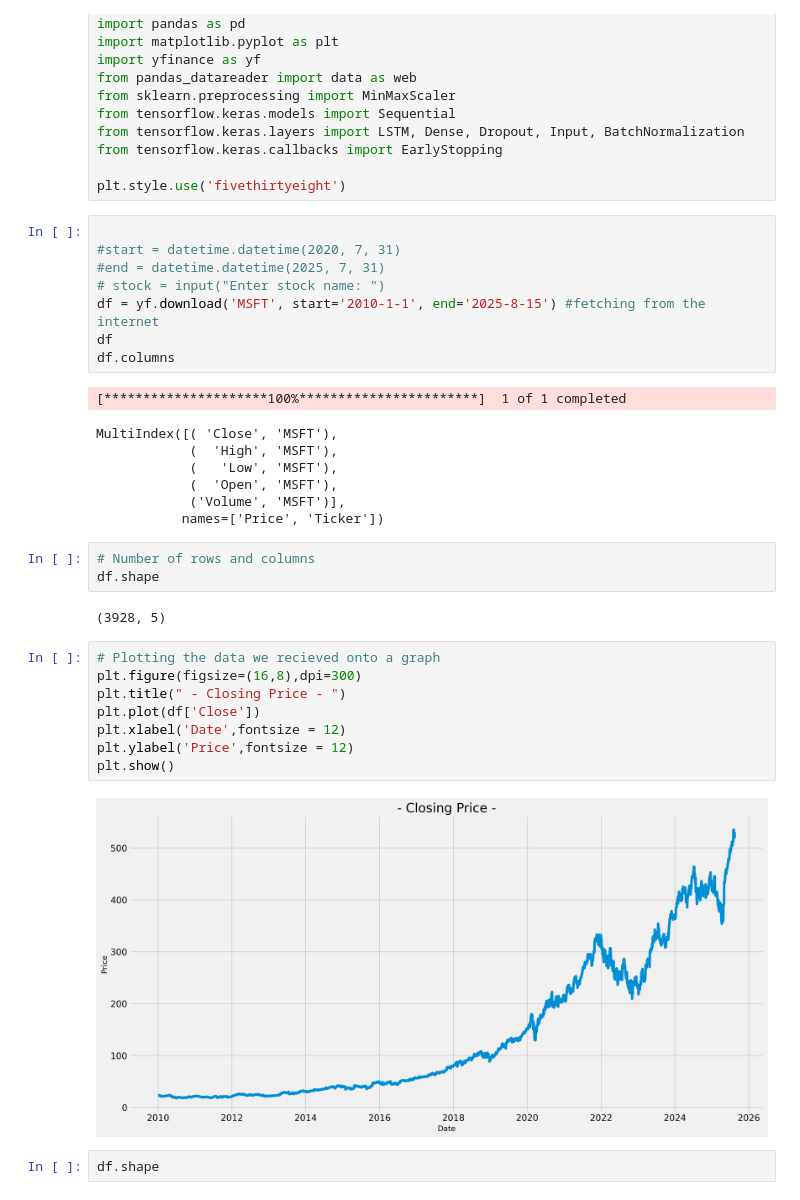
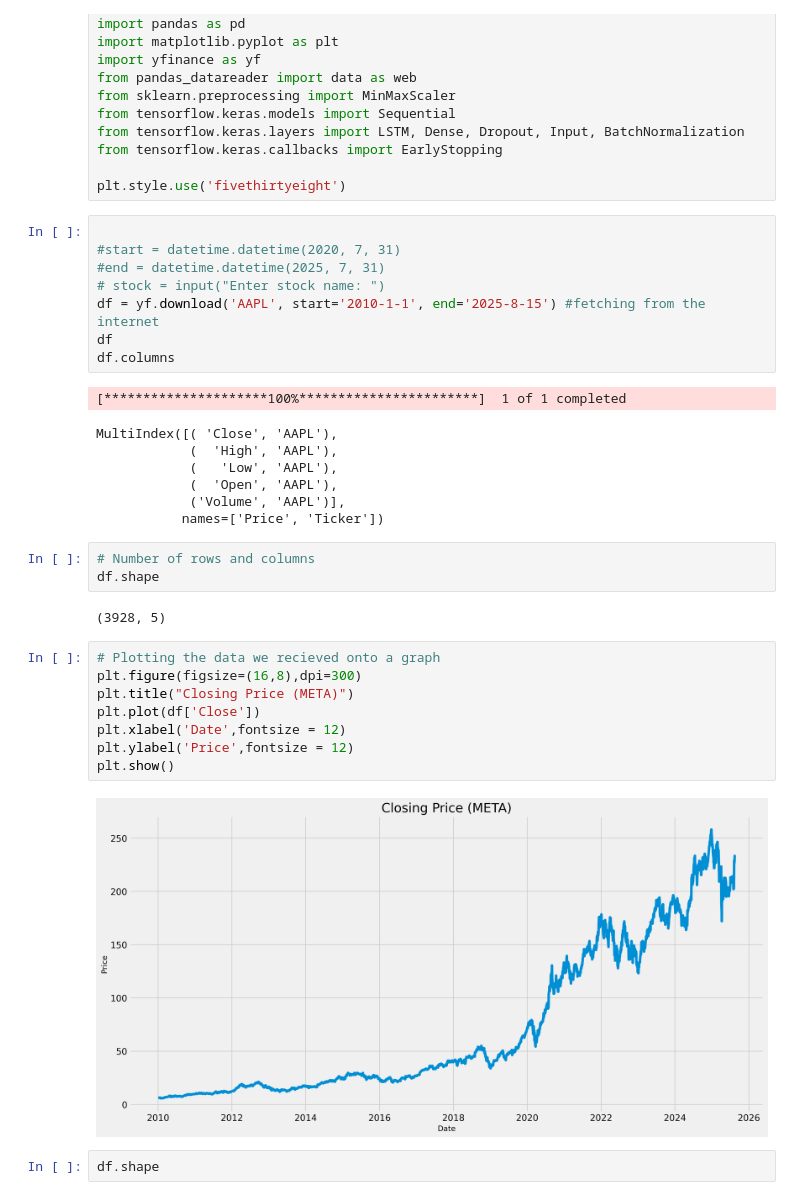
Before and after one commit to vedantkamtikar/Stock-Price-Predictor, a Jupyter notebook: Stockprice.ipynb, the cells around one changed output. Drawn from its saved outputs; the diff is of its cells as text.

```diff
--- a/Stockprice.ipynb
+++ b/Stockprice.ipynb
@@ -22,16 +22,16 @@ plt.style.use('fivethirtyeight')
 #start = datetime.datetime(2020, 7, 31)
 #end = datetime.datetime(2025, 7, 31)
 # stock = input("Enter stock name: ")
-df = yf.download('MSFT', start='2010-1-1', end='2025-8-15') #fetching from the internet
+df = yf.download('AAPL', start='2010-1-1', end='2025-8-15') #fetching from the internet
 df
 df.columns
 # %% [output]
 [*********************100%***********************]  1 of 1 completed
-MultiIndex([( 'Close', 'MSFT'),
-            (  'High', 'MSFT'),
-            (   'Low', 'MSFT'),
-            (  'Open', 'MSFT'),
-            ('Volume', 'MSFT')],
+MultiIndex([( 'Close', 'AAPL'),
+            (  'High', 'AAPL'),
+            (   'Low', 'AAPL'),
+            (  'Open', 'AAPL'),
+            ('Volume', 'AAPL')],
            names=['Price', 'Ticker'])
 # %%
 # Number of rows and columns
@@ -41,13 +41,13 @@ df.shape
 # %%
 # Plotting the data we recieved onto a graph
 plt.figure(figsize=(16,8),dpi=300)
-plt.title(" - Closing Price - ")
+plt.title("Closing Price (META)")
 plt.plot(df['Close'])
 plt.xlabel('Date',fontsize = 12)
 plt.ylabel('Price',fontsize = 12)
 plt.show()
 # %% [output]
-[figure, old version]
+[figure, new version]
 # %%
 df.shape
 # %% [output]
```
Also changed, not shown: parts of 9 cells of this notebook.
